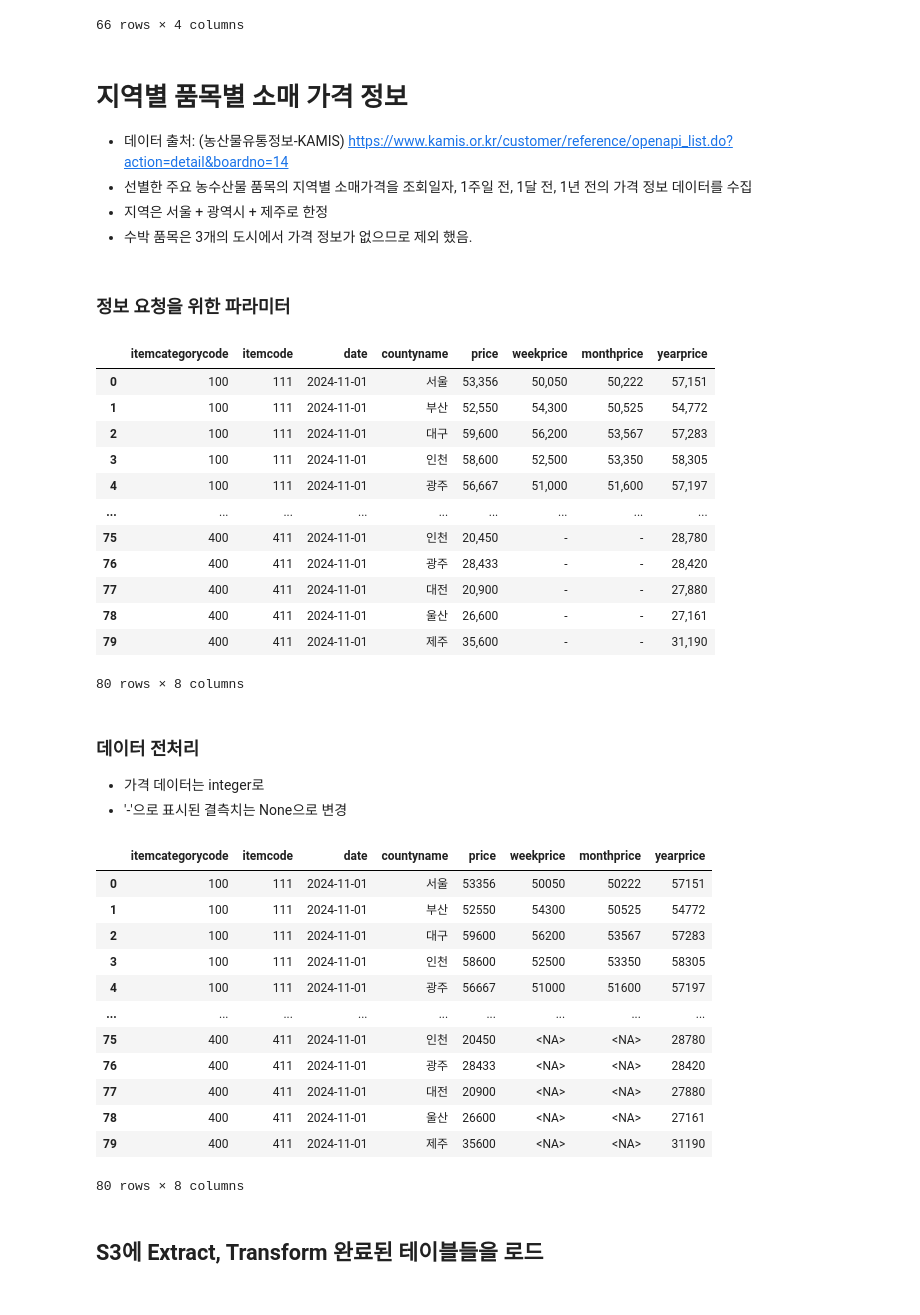
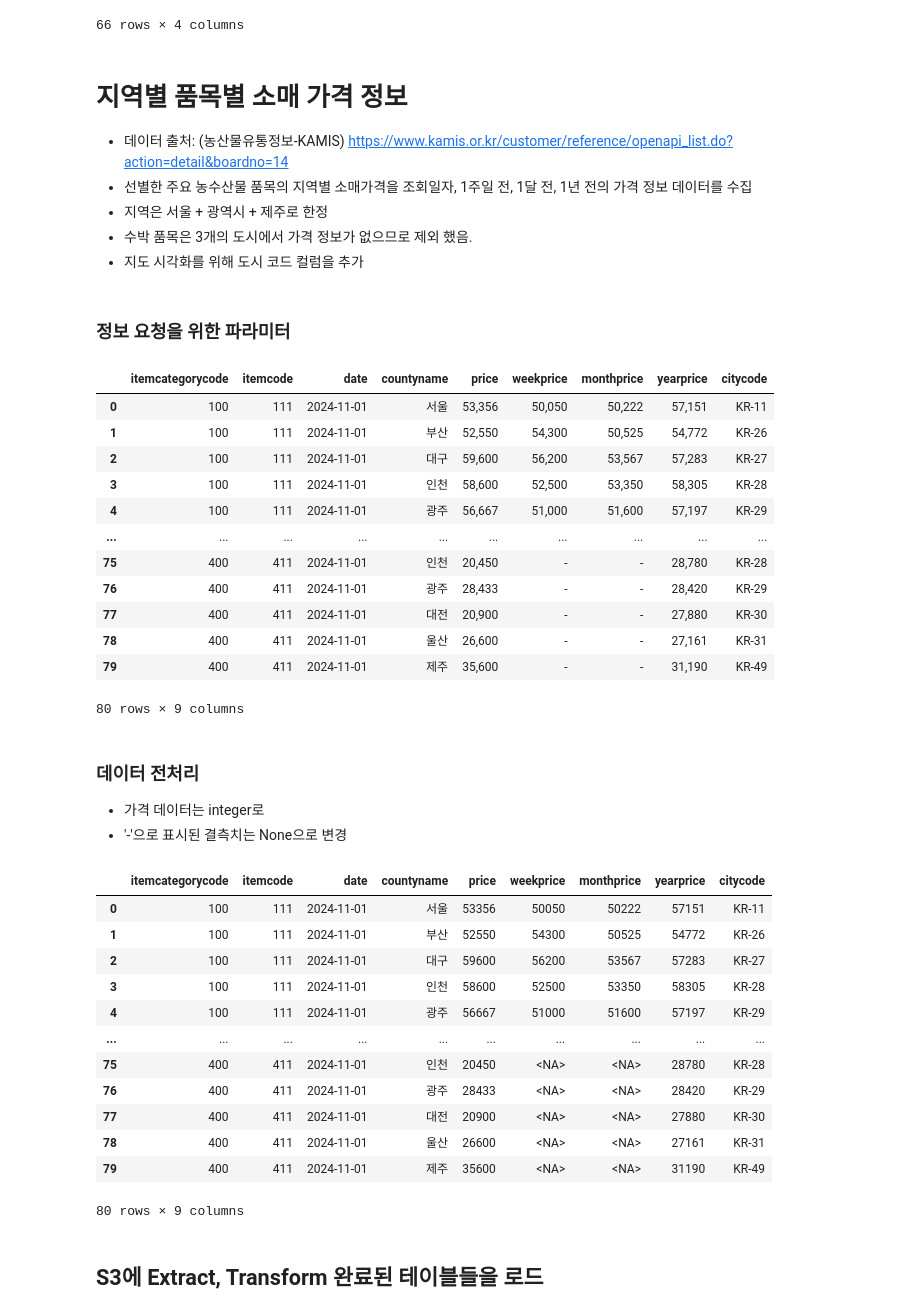
Before and after one commit to 4ward-Team4/consumer-trend, a Jupyter notebook: food_extract/food_etl.ipynb, the cells around one changed output. Saved outputs shown, nothing was run; the diff lists cells and outputs as text; code cells hidden in the pictures.

Commit message:
update extract of county_item_prices

```diff
--- a/food_extract/food_etl.ipynb
+++ b/food_extract/food_etl.ipynb
@@ -363,6 +363,7 @@ df_yearavg_item_prices
 * 선별한 주요 농수산물 품목의 지역별 소매가격을 조회일자, 1주일 전, 1달 전, 1년 전의 가격 정보 데이터를 수집
 * 지역은 서울 + 광역시 + 제주로 한정
 * 수박 품목은 3개의 도시에서 가격 정보가 없으므로 제외 했음.
+* 지도 시각화를 위해 도시 코드 컬럼을 추가
 # %% [markdown]
 ### 정보 요청을 위한 파라미터
 # %%
@@ -392,13 +393,18 @@ item_params = [
     {"p_itemcategorycode": "400", "p_itemcode": "411"} # 사과
 ]
 
+# 지도 시각화를 위한 도시별 코드
+city_codes = {
+    "서울": "KR-11", "부산": "KR-26", "대구": "KR-27", "인천": "KR-28", "광주": "KR-29",
+    "대전": "KR-30", "울산": "KR-31", "제주": "KR-49"
+}
 # 지역 코드 request parameter
 county_codes = {
     "서울": "1101", "부산": "2100", "대구": "2200", "인천": "2300", "광주": "2401",
     "대전": "2501", "울산": "2601", "제주": "3911"
 }
 # %%
-def fetch_county_data(base_url, params, item_params, county_codes):
+def fetch_county_data(base_url, params, item_params, county_codes, city_codes):
     # 데이터 수집을 위한 빈 리스트
     data_list = []
 
@@ -429,7 +435,8 @@ def fetch_county_data(base_url, params, item_params, county_codes):
                 'price': region_data['price'],
                 'weekprice': region_data['weekprice'],
                 'monthprice': region_data['monthprice'],
-                'yearprice': region_data['yearprice']
+                'yearprice': region_data['yearprice'],
+                'citycode': city_codes[region_data['countyname']]
             })
 
     # DataFrame으로 변환
@@ -437,22 +444,22 @@ def fetch_county_data(base_url, params, item_params, county_codes):
 
     return df
 # %%
-df_county_item_prices = fetch_county_data(base_url=base_url, params=params, item_params=item_params, county_codes=county_codes)
+df_county_item_prices = fetch_county_data(base_url=base_url, params=params, item_params=item_params, county_codes=county_codes, city_codes=city_codes)
 df_county_item_prices
 # %% [output]
-|  | itemcategorycode | itemcode | date | countyname | price | weekprice | monthprice | yearprice |
-| 0 | 100 | 111 | 2024-11-01 | 서울 | 53,356 | 50,050 | 50,222 | 57,151 |
-| 1 | 100 | 111 | 2024-11-01 | 부산 | 52,550 | 54,300 | 50,525 | 54,772 |
-| 2 | 100 | 111 | 2024-11-01 | 대구 | 59,600 | 56,200 | 53,567 | 57,283 |
-| 3 | 100 | 111 | 2024-11-01 | 인천 | 58,600 | 52,500 | 53,350 | 58,305 |
-| 4 | 100 | 111 | 2024-11-01 | 광주 | 56,667 | 51,000 | 51,600 | 57,197 |
-| ... | ... | ... | ... | ... | ... | ... | ... | ... |
-| 75 | 400 | 411 | 2024-11-01 | 인천 | 20,450 | - | - | 28,780 |
-| 76 | 400 | 411 | 2024-11-01 | 광주 | 28,433 | - | - | 28,420 |
-| 77 | 400 | 411 | 2024-11-01 | 대전 | 20,900 | - | - | 27,880 |
-| 78 | 400 | 411 | 2024-11-01 | 울산 | 26,600 | - | - | 27,161 |
-| 79 | 400 | 411 | 2024-11-01 | 제주 | 35,600 | - | - | 31,190 |
+|  | itemcategorycode | itemcode | date | countyname | price | weekprice | monthprice | yearprice | citycode |
+| 0 | 100 | 111 | 2024-11-01 | 서울 | 53,356 | 50,050 | 50,222 | 57,151 | KR-11 |
+| 1 | 100 | 111 | 2024-11-01 | 부산 | 52,550 | 54,300 | 50,525 | 54,772 | KR-26 |
+| 2 | 100 | 111 | 2024-11-01 | 대구 | 59,600 | 56,200 | 53,567 | 57,283 | KR-27 |
+| 3 | 100 | 111 | 2024-11-01 | 인천 | 58,600 | 52,500 | 53,350 | 58,305 | KR-28 |
+| 4 | 100 | 111 | 2024-11-01 | 광주 | 56,667 | 51,000 | 51,600 | 57,197 | KR-29 |
+| ... | ... | ... | ... | ... | ... | ... | ... | ... | ... |
+| 75 | 400 | 411 | 2024-11-01 | 인천 | 20,450 | - | - | 28,780 | KR-28 |
+| 76 | 400 | 411 | 2024-11-01 | 광주 | 28,433 | - | - | 28,420 | KR-29 |
+| 77 | 400 | 411 | 2024-11-01 | 대전 | 20,900 | - | - | 27,880 | KR-30 |
+| 78 | 400 | 411 | 2024-11-01 | 울산 | 26,600 | - | - | 27,161 | KR-31 |
+| 79 | 400 | 411 | 2024-11-01 | 제주 | 35,600 | - | - | 31,190 | KR-49 |
-80 rows × 8 columns
+80 rows × 9 columns
 # %% [markdown]
 ### 데이터 전처리
 * 가격 데이터는 integer로
@@ -469,19 +476,19 @@ def preprocessing_county(df):
 df_county_item_prices = preprocessing_county(df_county_item_prices)
 df_county_item_prices
 # %% [output]
-|  | itemcategorycode | itemcode | date | countyname | price | weekprice | monthprice | yearprice |
-| 0 | 100 | 111 | 2024-11-01 | 서울 | 53356 | 50050 | 50222 | 57151 |
-| 1 | 100 | 111 | 2024-11-01 | 부산 | 52550 | 54300 | 50525 | 54772 |
-| 2 | 100 | 111 | 2024-11-01 | 대구 | 59600 | 56200 | 53567 | 57283 |
-| 3 | 100 | 111 | 2024-11-01 | 인천 | 58600 | 52500 | 53350 | 58305 |
-| 4 | 100 | 111 | 2024-11-01 | 광주 | 56667 | 51000 | 51600 | 57197 |
-| ... | ... | ... | ... | ... | ... | ... | ... | ... |
-| 75 | 400 | 411 | 2024-11-01 | 인천 | 20450 | <NA> | <NA> | 28780 |
-| 76 | 400 | 411 | 2024-11-01 | 광주 | 28433 | <NA> | <NA> | 28420 |
-| 77 | 400 | 411 | 2024-11-01 | 대전 | 20900 | <NA> | <NA> | 27880 |
-| 78 | 400 | 411 | 2024-11-01 | 울산 | 26600 | <NA> | <NA> | 27161 |
-| 79 | 400 | 411 | 2024-11-01 | 제주 | 35600 | <NA> | <NA> | 31190 |
+|  | itemcategorycode | itemcode | date | countyname | price | weekprice | monthprice | yearprice | citycode |
+| 0 | 100 | 111 | 2024-11-01 | 서울 | 53356 | 50050 | 50222 | 57151 | KR-11 |
+| 1 | 100 | 111 | 2024-11-01 | 부산 | 52550 | 54300 | 50525 | 54772 | KR-26 |
+| 2 | 100 | 111 | 2024-11-01 | 대구 | 59600 | 56200 | 53567 | 57283 | KR-27 |
+| 3 | 100 | 111 | 2024-11-01 | 인천 | 58600 | 52500 | 53350 | 58305 | KR-28 |
+| 4 | 100 | 111 | 2024-11-01 | 광주 | 56667 | 51000 | 51600 | 57197 | KR-29 |
+| ... | ... | ... | ... | ... | ... | ... | ... | ... | ... |
+| 75 | 400 | 411 | 2024-11-01 | 인천 | 20450 | <NA> | <NA> | 28780 | KR-28 |
+| 76 | 400 | 411 | 2024-11-01 | 광주 | 28433 | <NA> | <NA> | 28420 | KR-29 |
+| 77 | 400 | 411 | 2024-11-01 | 대전 | 20900 | <NA> | <NA> | 27880 | KR-30 |
+| 78 | 400 | 411 | 2024-11-01 | 울산 | 26600 | <NA> | <NA> | 27161 | KR-31 |
+| 79 | 400 | 411 | 2024-11-01 | 제주 | 35600 | <NA> | <NA> | 31190 | KR-49 |
-80 rows × 8 columns
+80 rows × 9 columns
 # %% [markdown]
 ## S3에 Extract, Transform 완료된 테이블들을 로드
 # %%
```
